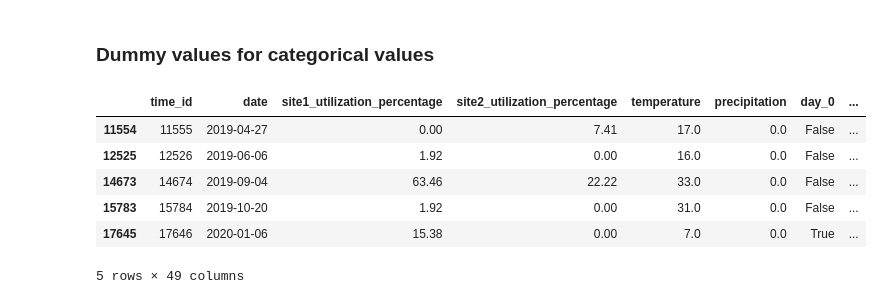
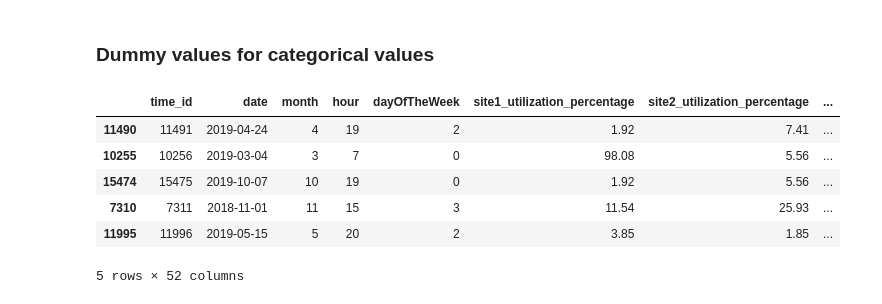
Before and after one commit to linusslange/AnalyticsAndApplications, a Jupyter notebook: UtilizationPredictionPreprocessing.ipynb, the cells around one changed output. Drawn from its saved outputs; the diff is of its cells as text; code cells hidden in the pictures.

```diff
--- a/UtilizationPredictionPreprocessing.ipynb
+++ b/UtilizationPredictionPreprocessing.ipynb
@@ -322,24 +322,24 @@ plt.show()
 # %%
 dayOfTheWeek_dummies = pd.get_dummies(Input_hourly['dayOfTheWeek'], prefix='day')
 Input_hourly = pd.concat([Input_hourly, dayOfTheWeek_dummies], axis=1)
-Input_hourly = Input_hourly.drop("dayOfTheWeek", axis=1)
+#Input_hourly = Input_hourly.drop("dayOfTheWeek", axis=1)
 
 month_dummies = pd.get_dummies(Input_hourly['month'], prefix='month')
 Input_hourly = pd.concat([Input_hourly, month_dummies], axis=1)
-Input_hourly = Input_hourly.drop("month", axis=1)
+#Input_hourly = Input_hourly.drop("month", axis=1)
 
 hour_dummies = pd.get_dummies(Input_hourly['hour'], prefix='hour')
 Input_hourly = pd.concat([Input_hourly, hour_dummies], axis=1)
-Input_hourly = Input_hourly.drop("hour", axis=1)
+#Input_hourly = Input_hourly.drop("hour", axis=1)
 
 Input_hourly.to_csv('input_hourly.csv', index=False)
 
 Input_hourly.sample(5)
 # %% [output]
-|  | time_id | date | site1_utilization_percentage | site2_utilization_percentage | temperature | precipitation | day_0 | ... |
-| 11554 | 11555 | 2019-04-27 | 0.00 | 7.41 | 17.0 | 0.0 | False | ... |
-| 12525 | 12526 | 2019-06-06 | 1.92 | 0.00 | 16.0 | 0.0 | False | ... |
-| 14673 | 14674 | 2019-09-04 | 63.46 | 22.22 | 33.0 | 0.0 | False | ... |
-| 15783 | 15784 | 2019-10-20 | 1.92 | 0.00 | 31.0 | 0.0 | False | ... |
-| 17645 | 17646 | 2020-01-06 | 15.38 | 0.00 | 7.0 | 0.0 | True | ... |
+|  | time_id | date | month | hour | dayOfTheWeek | site1_utilization_percentage | site2_utilization_percentage | ... |
+| 11490 | 11491 | 2019-04-24 | 4 | 19 | 2 | 1.92 | 7.41 | ... |
+| 10255 | 10256 | 2019-03-04 | 3 | 7 | 0 | 98.08 | 5.56 | ... |
+| 15474 | 15475 | 2019-10-07 | 10 | 19 | 0 | 1.92 | 5.56 | ... |
+| 7310 | 7311 | 2018-11-01 | 11 | 15 | 3 | 11.54 | 25.93 | ... |
+| 11995 | 11996 | 2019-05-15 | 5 | 20 | 2 | 3.85 | 1.85 | ... |
-5 rows × 49 columns
+5 rows × 52 columns
```
Also changed, not shown: 1 other file.
